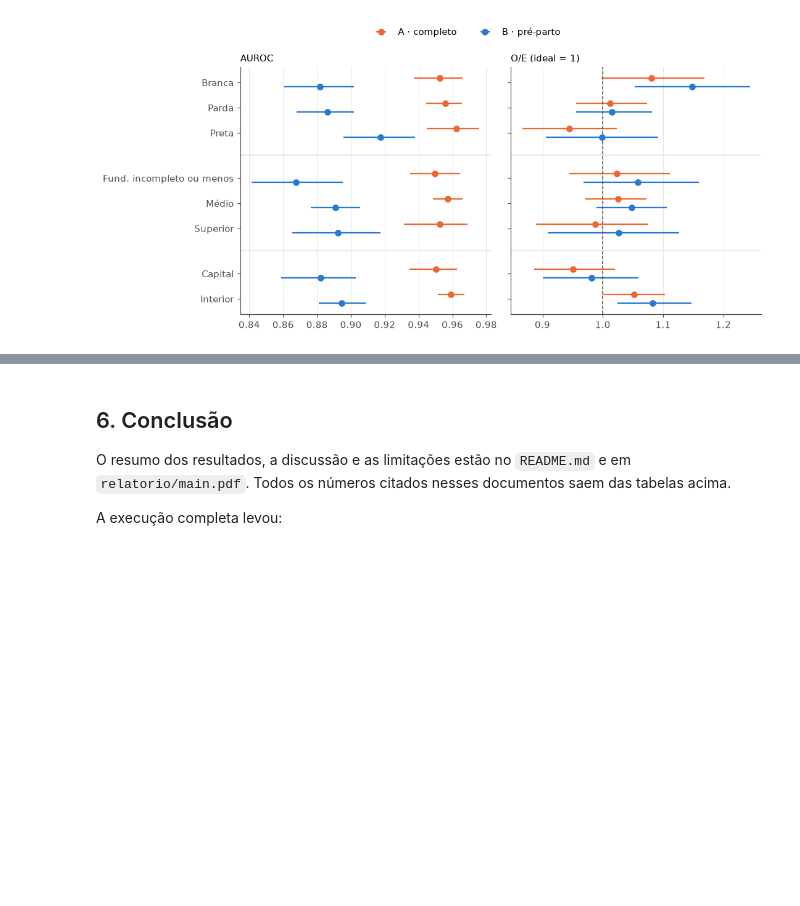
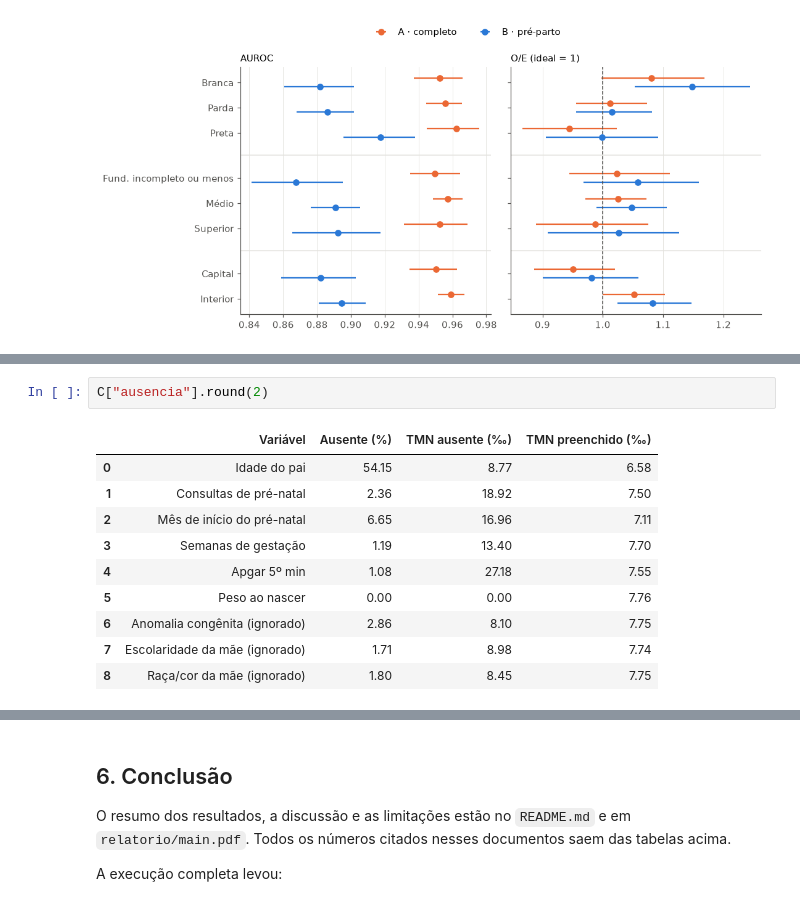
Before and after one commit to CledsonSilvaAraujo/mortalidade-neonatal-rj, a Jupyter notebook: notebook/mortalidade_neonatal_rj.ipynb, the cells around one changed output, grey strips where cells are left out. Cells and saved outputs as stored; diff of their text form; blank space fills up the shorter version.

```diff
--- a/notebook/mortalidade_neonatal_rj.ipynb
+++ b/notebook/mortalidade_neonatal_rj.ipynb
@@ -576,0 +696,13 @@ sens.round(3)
+# %%
+C["ausencia"].round(2)
+# %% [output]
+|  | Variável | Ausente (%) | TMN ausente (‰) | TMN preenchido (‰) |
+| 0 | Idade do pai | 54.15 | 8.77 | 6.58 |
+| 1 | Consultas de pré-natal | 2.36 | 18.92 | 7.50 |
+| 2 | Mês de início do pré-natal | 6.65 | 16.96 | 7.11 |
+| 3 | Semanas de gestação | 1.19 | 13.40 | 7.70 |
+| 4 | Apgar 5º min | 1.08 | 27.18 | 7.55 |
+| 5 | Peso ao nascer | 0.00 | 0.00 | 7.76 |
+| 6 | Anomalia congênita (ignorado) | 2.86 | 8.10 | 7.75 |
+| 7 | Escolaridade da mãe (ignorado) | 1.71 | 8.98 | 7.74 |
+| 8 | Raça/cor da mãe (ignorado) | 1.80 | 8.45 | 7.75 |
```
Also changed, not shown: parts of 15 cells of this notebook, 23 other files.
